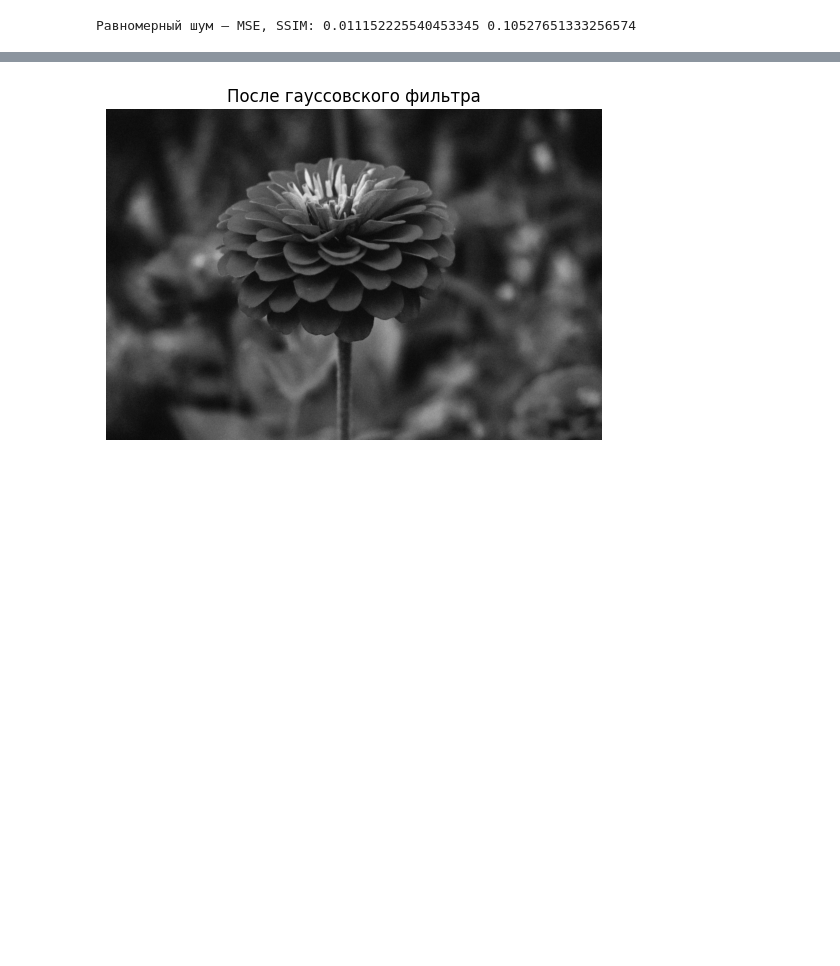
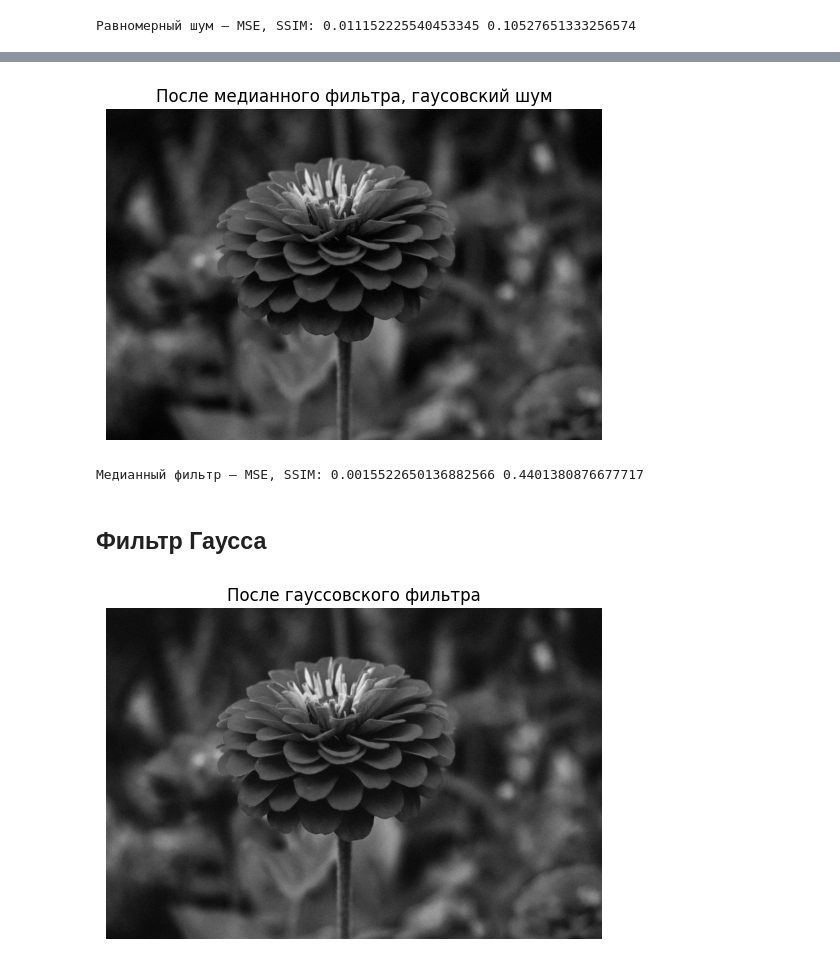
Before and after one commit to hardw3q/image-processing-unn, a Jupyter notebook: Practice_2/DE_IP_2024_Task_2.ipynb, the cells around one changed output, grey strips where cells are left out. Saved outputs shown, nothing was run; the diff lists cells and outputs as text; code cells hidden in the pictures; blank space fills up the shorter version.

```diff
--- a/Practice_2/DE_IP_2024_Task_2.ipynb
+++ b/Practice_2/DE_IP_2024_Task_2.ipynb
@@ -226,3 +258,26 @@ print("Медианный фильтр — MSE, SSIM:", mse_median, ssim_median)
+# %%
+# Удаление Гауссовского шума медианным фильтром
+
+denoised_median = cv2.medianBlur(image_noisy_gaussian, ksize=3)
+
+plt.imshow(denoised_median, cmap="gray")
+plt.title("После медианного фильтра, гаусовский шум")
+plt.axis("off")
+plt.show()
+
+
+image_ref_norm = image_gray.astype(np.float32) / 255.0
+image_median_norm = denoised_median.astype(np.float32) / 255.0
+
+mse_median_gauss = mean_squared_error(image_ref_norm, image_median_norm)
+ssim_median_gauss, diff_median_gauss = structural_similarity(image_ref_norm, image_median_norm, full=True, data_range=1.0)
+
+print("Медианный фильтр (Шум гаусса) — MSE, SSIM:", mse_median_gauss, ssim_median_gauss)
+# %% [output]
+[figure, added]
+Медианный фильтр — MSE, SSIM: 0.0015522650136882566 0.4401380876677717
+# %% [markdown]
+## Фильтр Гаусса
 # %%
 denoised_gaussian = cv2.GaussianBlur(image_noisy_uniform, (5, 5), sigmaX=0)
 
```
Also changed, not shown: parts of 16 cells of this notebook.
